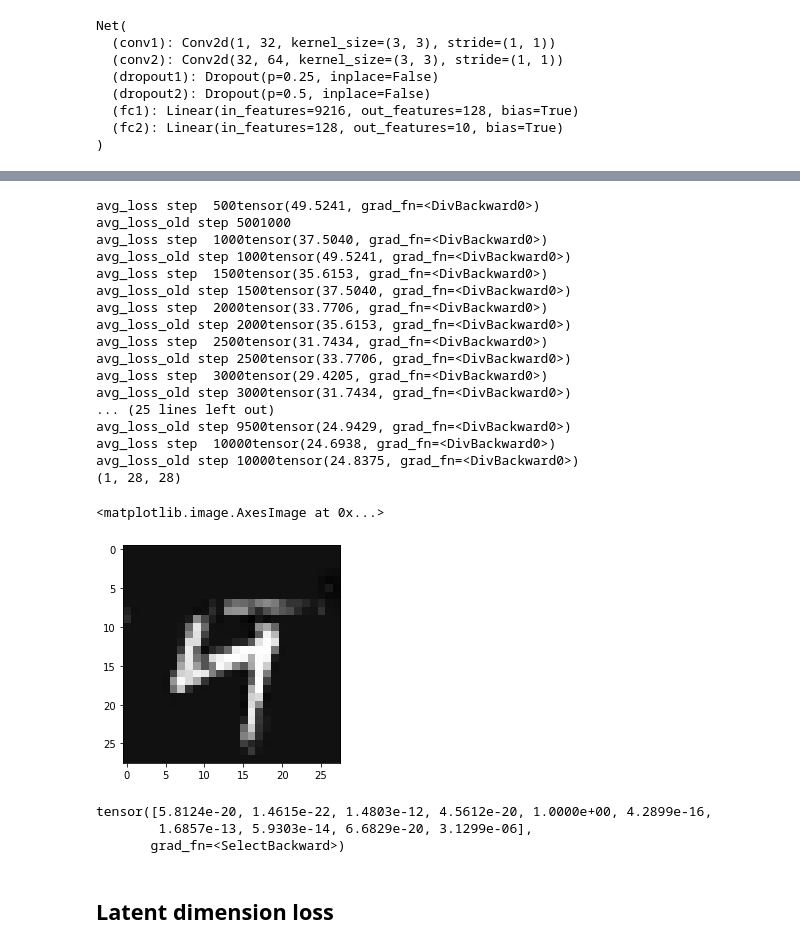
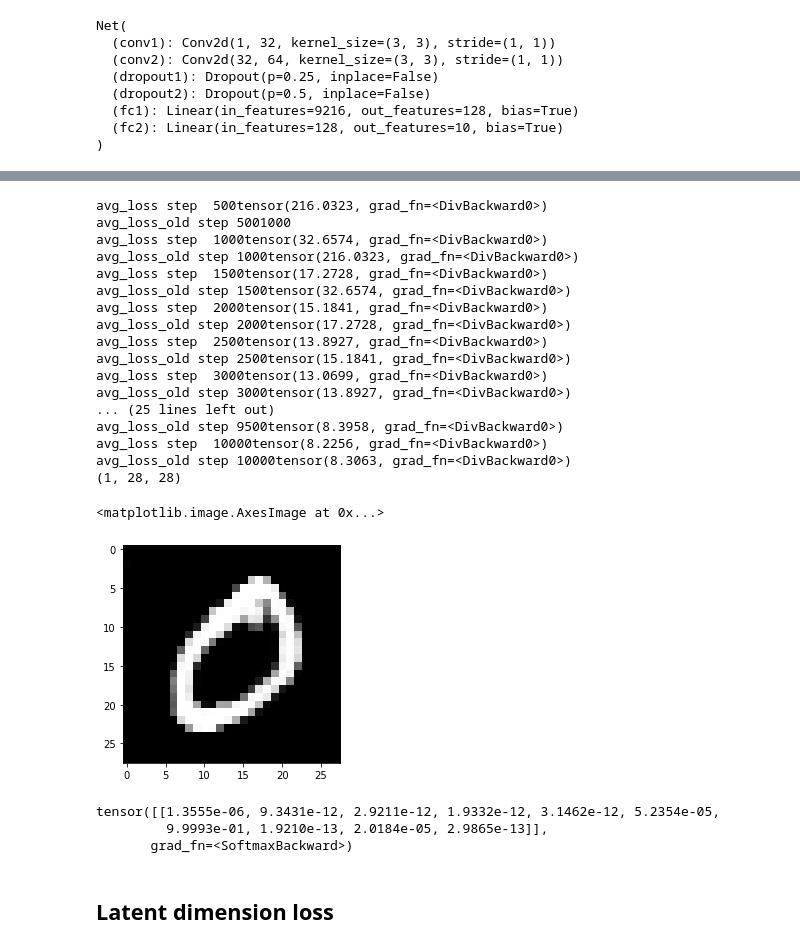
Before and after one commit to Mahantesh-Pattadkal-1993/CounterFactuals_GANs, a Jupyter notebook: Counterfactual_Computation.ipynb, the cells around one changed output, grey strips where cells are left out. Drawn from its saved outputs; the diff is of its cells as text; code cells hidden in the pictures.

```diff
--- a/Counterfactual_Computation.ipynb
+++ b/Counterfactual_Computation.ipynb
@@ -39,13 +39,15 @@ Random Seed:  2021
 <torch._C.Generator at 0x...>
 # %%
 #Load the Generator
-G = DC_Generator(1,100,28)
-D = DC_Discriminator(nc=1,ndf =28)
+# using the 150 epochs dataset
 
-checkpoint = torch.load("Weights/G_checkpoint_latest_99.pth", map_location=torch.device('cpu'))
+G = DC_Generator()
+D = DC_Discriminator()
+
+checkpoint = torch.load("Weights/G_checkpoint_latest_149.pth", map_location=torch.device('cpu'))
 G.load_state_dict(checkpoint['state_dict'])
 
-checkpoint = torch.load("Weights/D_checkpoint_latest_99.pth", map_location=torch.device('cpu'))
+checkpoint = torch.load("Weights/D_checkpoint_latest_149.pth", map_location=torch.device('cpu'))
 D.load_state_dict(checkpoint['state_dict'])
 # %% [output]
 <All keys matched successfully>
@@ -64,3 +66,9 @@ Net(
   (fc1): Linear(in_features=9216, out_features=128, bias=True)
   (fc2): Linear(in_features=128, out_features=10, bias=True)
 )
+# %%
+#Load the Classifier Net_logits() and outputs :- softmax, logits
+Classifier_model_logits = Net_logits()
+Classifier_checkpoint = torch.load("Weights/Classifier_CNN_logits.pth", map_location=torch.device('cpu'))
+Classifier_model_logits.load_state_dict(Classifier_checkpoint['state_dict'])
+Classifier_model_logits.eval()
@@ -75,16 +110,19 @@ Classifier_model_eoin.eval()
 # %%
 #Loading the data
 
-mb_size = 64
+mb_size = 2
 
-transform = transforms.ToTensor()
+transform = transforms.Compose(
+		[transforms.ToTensor(),
+		 transforms.Normalize((0.5,), (0.5,))])
 
 trainData = torchvision.datasets.MNIST('./data/', download=True, transform=transform, train=True)
 
-trainLoader = torch.utils.data.DataLoader(trainData, shuffle=True, batch_size=mb_size)
+trainLoader = torch.utils.data.DataLoader(trainData, shuffle=False, batch_size=mb_size)
 
 dataIter = iter(trainLoader)
 
 imgs, labels = dataIter.next()
 print(imgs.shape)
+print(labels)
 # %% [output]
@@ -92,10 +136,11 @@ torch.Size([64, 1, 28, 28])
 # %%
-dataIter = iter(trainLoader)
 
-imgs, labels = dataIter.next()
-sample_image = imgs[0,:,:,:] #first image in this batch
+
+sample_image = imgs[1,:,:,:] #first image in this batch
 sample_image= sample_image.reshape([1,1,28,28])
 
 npimgs = sample_image[0].detach().numpy()
 plt.imshow(npimgs[0],cmap='Greys_r')
+output, logits = Classifier_model_logits(sample_image)
+print(output)
 # %% [output]
@@ -118,62 +175,63 @@ def latent_representation(z,sample_image,pred):
   while (avg_loss_old>=avg_loss):
     z.requires_grad = True
     loss1 = torch.square(torch.abs(sample_image-G(z))).sum()
-    loss2 = torch.log(Classifier_model(G(z))[0][pred])
+    loss2 = torch.square(torch.abs(Classifier_model_logits(G(z))[0] - Classifier_model_logits(sample_image)[0]).sum())
+    #loss2 = torch.square(torch.abs(Classifier_model_logits(G(z)) - Classifier_model_logits(sample_image)).sum()) # use when Net() model is used
 
-    #loss = loss1 - 10*loss2 - 10*loss3
-    loss = loss1 - 10*loss2
+
+    loss = loss1 + loss2
 
     z.grad = None
     loss.backward()
     z.requires_grad = False
     z = z - z.grad * step_size
     i = i+1
 
     overall_loss= overall_loss + loss
     if (i%500==0):
       #print("loss " + "step " + str(i) + str (loss))
       avg_loss_old = avg_loss
       avg_loss = overall_loss/500.0
       print("avg_loss " + "step " + " " +str(i) + str (avg_loss))
       print("avg_loss_old " + "step " + str(i) + str (avg_loss_old))
       overall_loss = 0
 
     if(i==10000):
       break
 
   return z
 
 z_org = latent_representation(z,sample_image,4)
 
 G_img= G(z_org)
 npimgs = G_img[0].detach().numpy()
 print(npimgs.shape)
 plt.imshow(npimgs[0],cmap='Greys_r')
 # %% [output]
-avg_loss step  500tensor(49.5241, grad_fn=<DivBackward0>)
+avg_loss step  500tensor(216.0323, grad_fn=<DivBackward0>)
 avg_loss_old step 5001000
-avg_loss step  1000tensor(37.5040, grad_fn=<DivBackward0>)
-avg_loss_old step 1000tensor(49.5241, grad_fn=<DivBackward0>)
-avg_loss step  1500tensor(35.6153, grad_fn=<DivBackward0>)
-avg_loss_old step 1500tensor(37.5040, grad_fn=<DivBackward0>)
-avg_loss step  2000tensor(33.7706, grad_fn=<DivBackward0>)
-avg_loss_old step 2000tensor(35.6153, grad_fn=<DivBackward0>)
-avg_loss step  2500tensor(31.7434, grad_fn=<DivBackward0>)
-avg_loss_old step 2500tensor(33.7706, grad_fn=<DivBackward0>)
-avg_loss step  3000tensor(29.4205, grad_fn=<DivBackward0>)
-avg_loss_old step 3000tensor(31.7434, grad_fn=<DivBackward0>)
+avg_loss step  1000tensor(32.6574, grad_fn=<DivBackward0>)
+avg_loss_old step 1000tensor(216.0323, grad_fn=<DivBackward0>)
+avg_loss step  1500tensor(17.2728, grad_fn=<DivBackward0>)
+avg_loss_old step 1500tensor(32.6574, grad_fn=<DivBackward0>)
+avg_loss step  2000tensor(15.1841, grad_fn=<DivBackward0>)
+avg_loss_old step 2000tensor(17.2728, grad_fn=<DivBackward0>)
+avg_loss step  2500tensor(13.8927, grad_fn=<DivBackward0>)
+avg_loss_old step 2500tensor(15.1841, grad_fn=<DivBackward0>)
+avg_loss step  3000tensor(13.0699, grad_fn=<DivBackward0>)
+avg_loss_old step 3000tensor(13.8927, grad_fn=<DivBackward0>)
 ... (25 lines left out)
-avg_loss_old step 9500tensor(24.9429, grad_fn=<DivBackward0>)
-avg_loss step  10000tensor(24.6938, grad_fn=<DivBackward0>)
-avg_loss_old step 10000tensor(24.8375, grad_fn=<DivBackward0>)
+avg_loss_old step 9500tensor(8.3958, grad_fn=<DivBackward0>)
+avg_loss step  10000tensor(8.2256, grad_fn=<DivBackward0>)
+avg_loss_old step 10000tensor(8.3063, grad_fn=<DivBackward0>)
 (1, 28, 28)
 <matplotlib.image.AxesImage at 0x...>
-[figure, old version]
+[figure, new version]
 # %%
-Classifier_model(G(z_org))[0]
+Classifier_model_logits(G(z))[0]
 # %% [output]
-tensor([5.8124e-20, 1.4615e-22, 1.4803e-12, 4.5612e-20, 1.0000e+00, 4.2899e-16,
-        1.6857e-13, 5.9303e-14, 6.6829e-20, 3.1299e-06],
-       grad_fn=<SelectBackward>)
+tensor([[1.3555e-06, 9.3431e-12, 2.9211e-12, 1.9332e-12, 3.1462e-12, 5.2354e-05,
+         9.9993e-01, 1.9210e-13, 2.0184e-05, 2.9865e-13]],
+       grad_fn=<SoftmaxBackward>)
 # %% [markdown]
 ## Latent dimension loss
```
Also changed, not shown: parts of 33 cells of this notebook.
